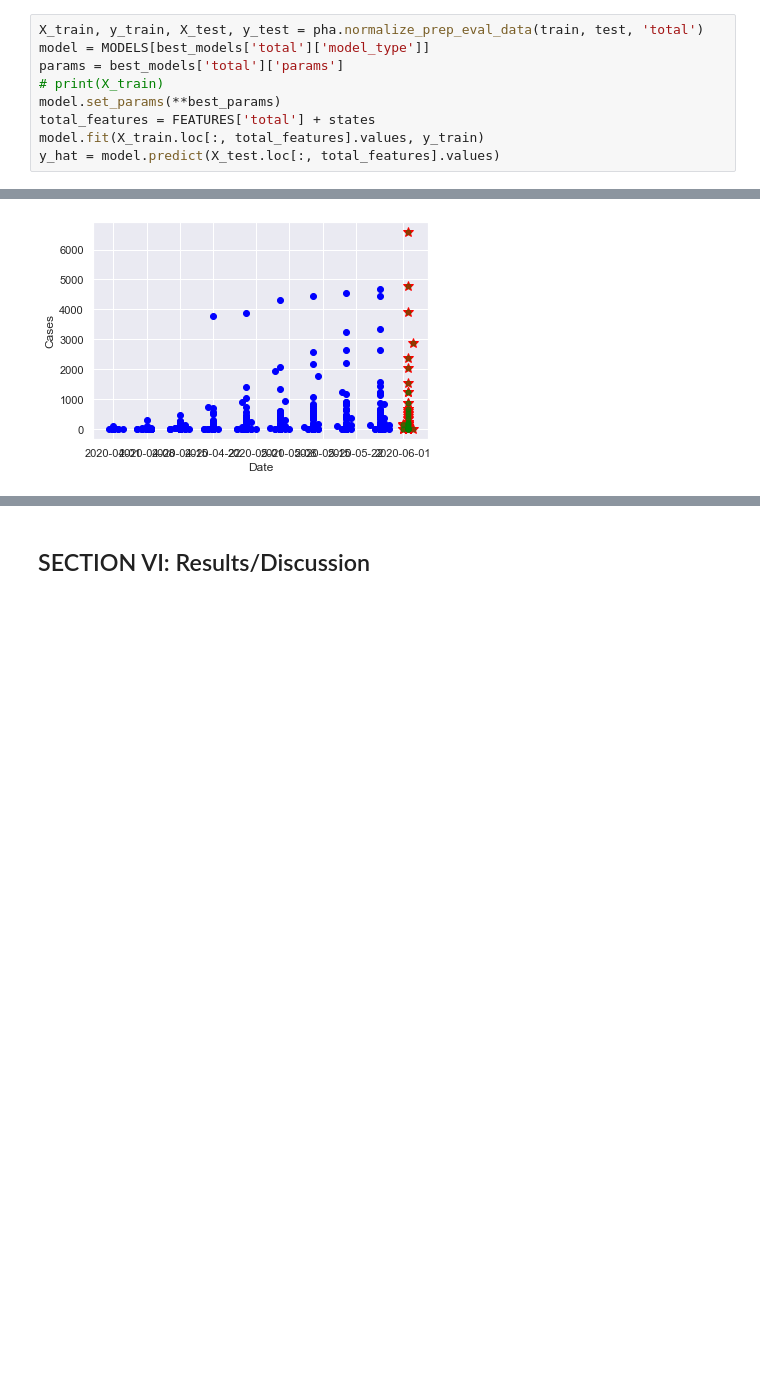
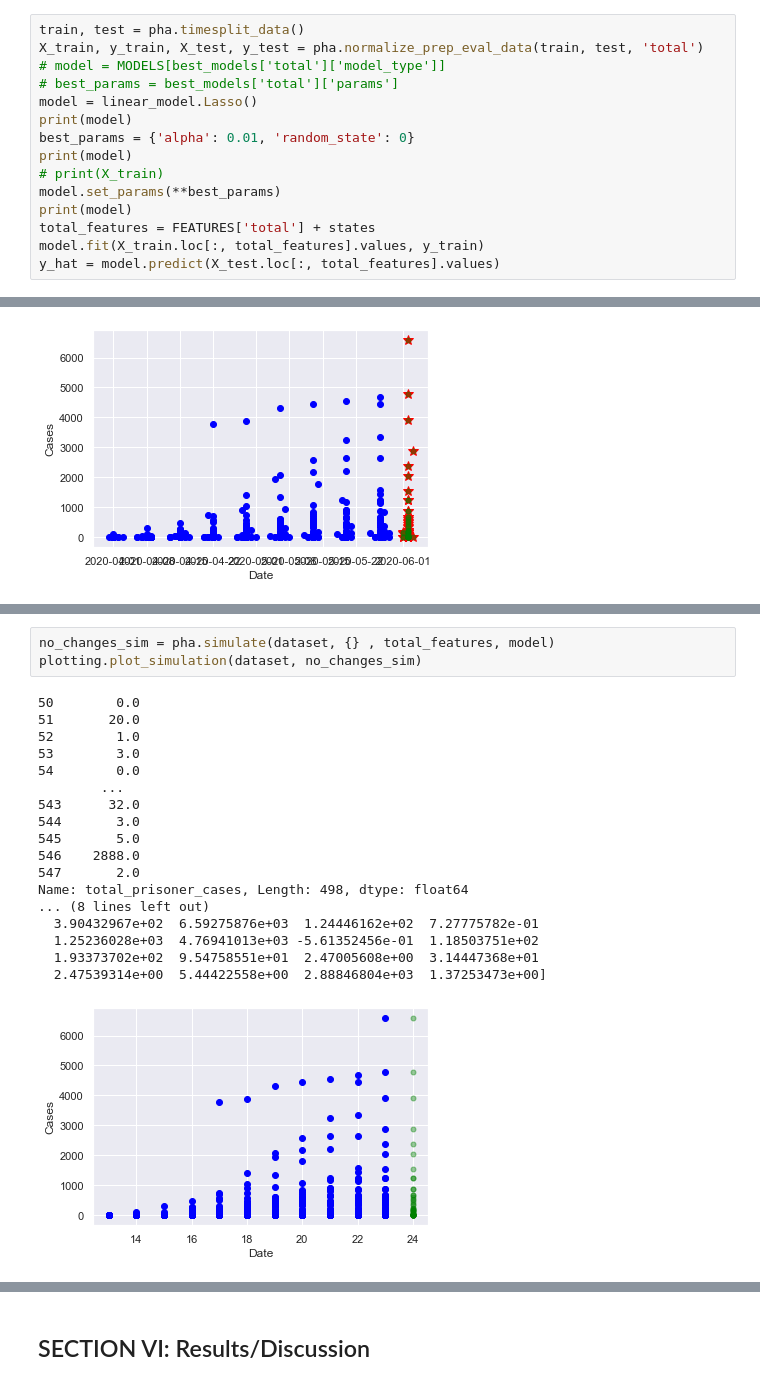
Before and after one commit to christi-liongson/covid_decarceration, a Jupyter notebook: analysis/prison_data_processing.ipynb, the cells around one changed output, grey strips where cells are left out. Cells and saved outputs as stored; diff of their text form; blank space fills up the shorter version.

```diff
--- a/analysis/prison_data_processing.ipynb
+++ b/analysis/prison_data_processing.ipynb
@@ -662,11 +662,17 @@ plotting.graph_cv_scores(total_cv_df, accuracy_metrics, 'model_type', 'Accuracy
 
 In this step, we take the best performing model from the cross-validation step, and use it to predict the testing set, using the entirety of the training data. We then evaluate that model's performance against the testing data using the same metrics as in the Cross Validation step.
 # %%
+train, test = pha.timesplit_data()
 X_train, y_train, X_test, y_test = pha.normalize_prep_eval_data(train, test, 'total')
-model = MODELS[best_models['total']['model_type']]
-params = best_models['total']['params']
+# model = MODELS[best_models['total']['model_type']]
+# best_params = best_models['total']['params']
+model = linear_model.Lasso()
+print(model)
+best_params = {'alpha': 0.01, 'random_state': 0}
+print(model)
 # print(X_train)
 model.set_params(**best_params)
+print(model)
 total_features = FEATURES['total'] + states
 model.fit(X_train.loc[:, total_features].values, y_train)
 y_hat = model.predict(X_test.loc[:, total_features].values)
@@ -719,0 +749,22 @@ ax.set_xticklabels(ax.get_xticklabels(), rotation=45, ha='right')
+# %%
+no_changes_sim = pha.simulate(dataset, {} , total_features, model)
+plotting.plot_simulation(dataset, no_changes_sim)
+# %% [output]
+50        0.0
+51       20.0
+52        1.0
+53        3.0
+54        0.0
+        ...
+543      32.0
+544       3.0
+545       5.0
+546    2888.0
+547       2.0
+Name: total_prisoner_cases, Length: 498, dtype: float64
+... (8 lines left out)
+  3.90432967e+02  6.59275876e+03  1.24446162e+02  7.27775782e-01
+  1.25236028e+03  4.76941013e+03 -5.61352456e-01  1.18503751e+02
+  1.93373702e+02  9.54758551e+01  2.47005608e+00  3.14447368e+01
+  2.47539314e+00  5.44422558e+00  2.88846804e+03  1.37253473e+00]
+[figure, added]
```
Also changed, not shown: parts of 12 cells of this notebook, 3 other files.
